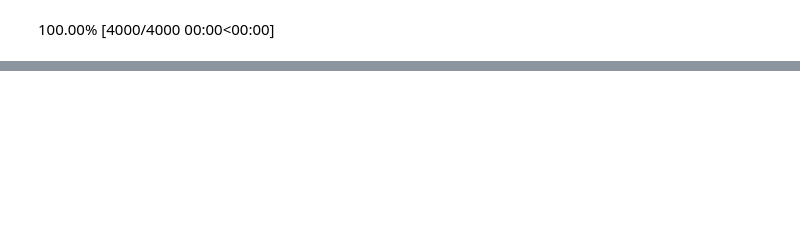
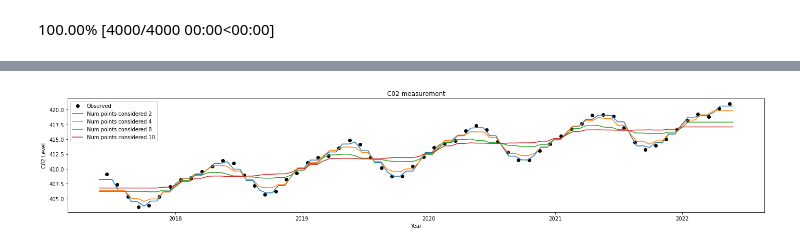
Before and after one commit to bwengals/etc, a Jupyter notebook: Art_Class_Exercises_Solutions.ipynb, the cells around one changed output, grey strips where cells are left out. Saved outputs shown, nothing was run; the diff lists cells and outputs as text; code cells hidden in the pictures; blank space fills up the shorter version.

```diff
--- a/Art_Class_Exercises_Solutions.ipynb
+++ b/Art_Class_Exercises_Solutions.ipynb
@@ -307,0 +99,27 @@ Data variables:
+# %%
+x = np.linspace(2017.4, 2022.4, 100)
+last_12_obs = data.sort_values("decimal date").tail(36)
+
+def plot_data(ax):
+    ax.plot(last_12_obs["decimal date"], last_12_obs["average"], "ko", label="Observed")
+    ax.set_title("C02 measurement")
+    ax.set_xlabel("Year")
+    ax.set_ylabel("C02 Level");
+    return
+# %%
+fig, ax = plt.subplots(figsize=(24,4))
+
+for num_points_considered in (2, 4, 8, 10):
+    y_vals = []
+    for point_of_interest in x:
+        y_val = (last_12_obs
+            .assign(distance=np.abs(last_12_obs["decimal date"] - point_of_interest))
+            .sort_values("distance")
+            .head(num_points_considered)
+            ["average"].mean())
+
+        y_vals.append(y_val)
+    plt.plot(x, y_vals, label = f"Num points considered {num_points_considered}")
+plt.legend();
+# %% [output]
+[figure, added]
```
Also changed, not shown: parts of 38 cells of this notebook.
